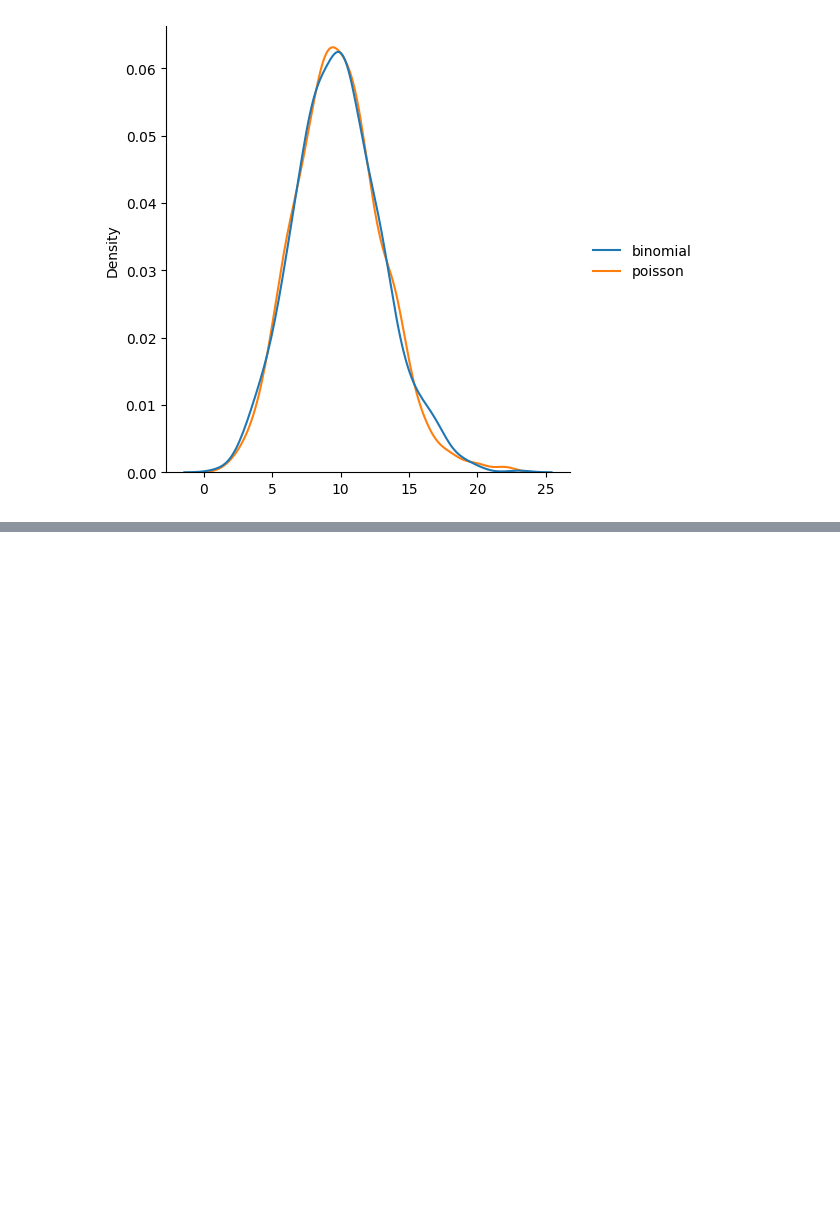
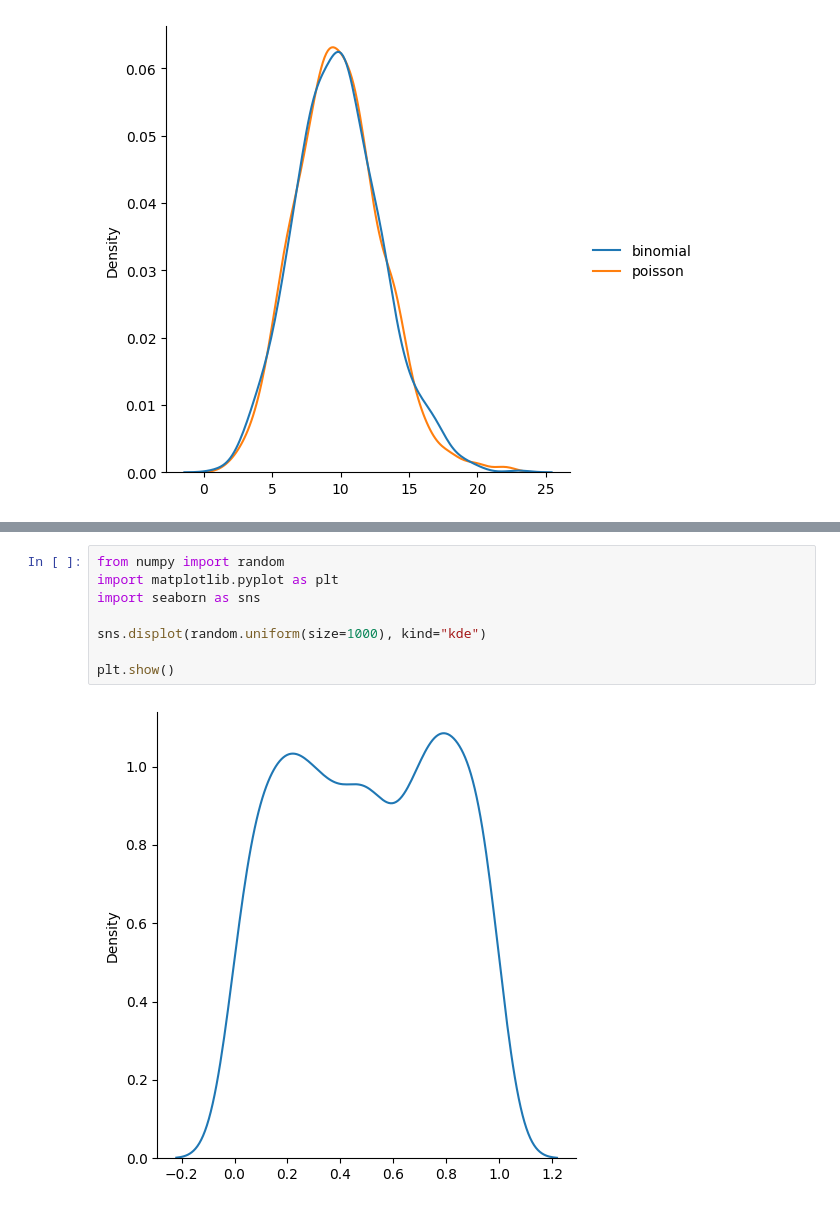
Before and after one commit to MAK8405/NumPyHub, a Jupyter notebook: 1. NumPy Tutorial.ipynb, the cells around one changed output, grey strips where cells are left out. Cells and saved outputs as stored; diff of their text form; blank space fills up the shorter version.

Commit message:
Finish Uniform Distribution

```diff
--- a/1. NumPy Tutorial.ipynb
+++ b/1. NumPy Tutorial.ipynb
@@ -1198,0 +1210,10 @@ plt.show()
+# %%
+from numpy import random
+import matplotlib.pyplot as plt
+import seaborn as sns
+
+sns.displot(random.uniform(size=1000), kind="kde")
+
+plt.show()
+# %% [output]
+[figure, added]
```
Also changed, not shown: parts of 3 cells of this notebook.
